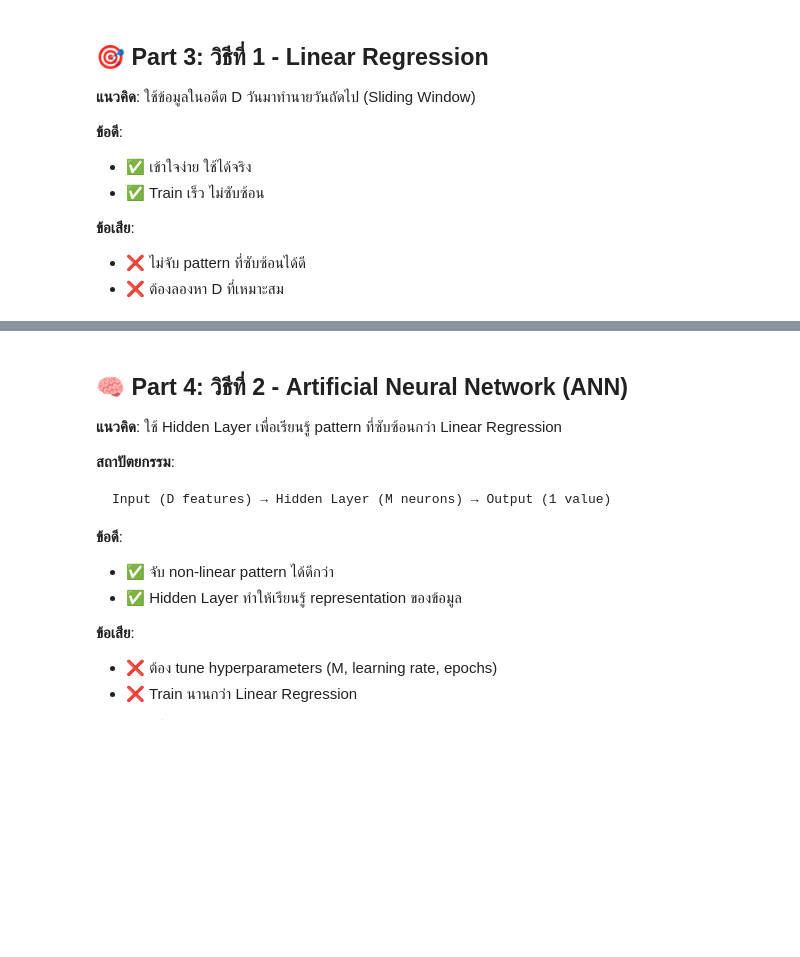
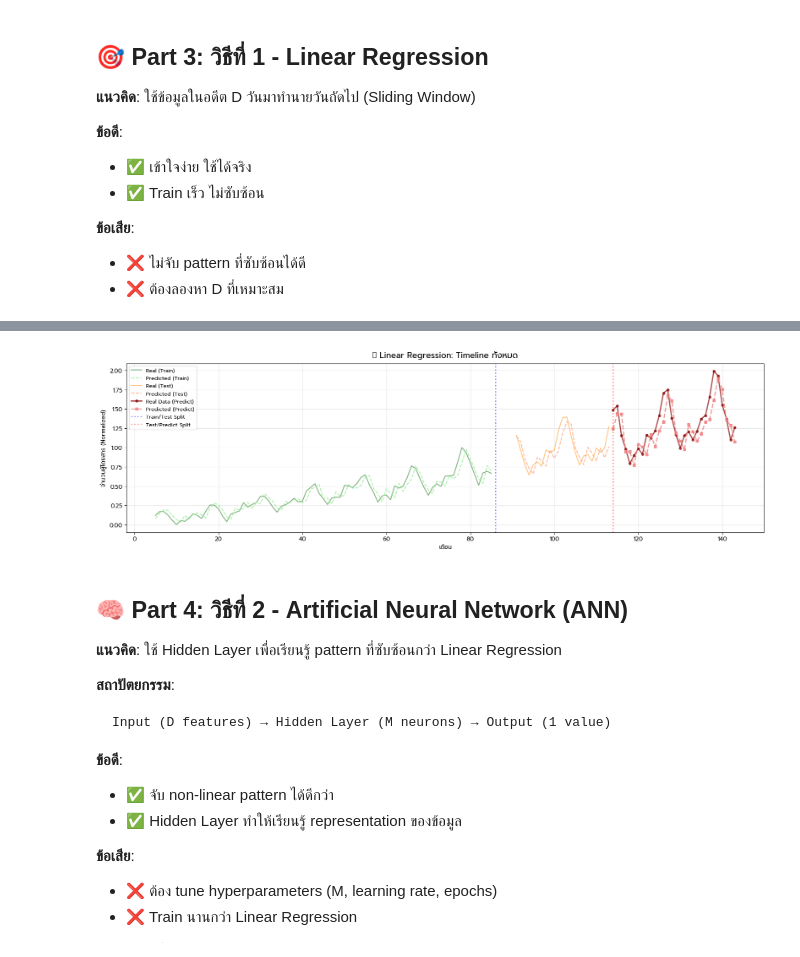
Before and after one commit to HamdeeNaseng/Naive-Bayes, a Jupyter notebook: Bayes Test/airline/airline.ipynb, the cells around one changed output, grey strips where cells are left out. Drawn from its saved outputs; the diff is of its cells as text; code cells hidden in the pictures; blank space fills up the shorter version.

```diff
--- a/Bayes Test/airline/airline.ipynb
+++ b/Bayes Test/airline/airline.ipynb
@@ -111,7 +127,7 @@ def create_dataset(data, D):
         y.append(data[i+D])
     return np.array(X), np.array(y)
 
-# สร้าง Train/Test
+# สร้าง Train/Test datasets
 X_train, y_train = create_dataset(train_data_normalized, D)
 X_test, y_test = create_dataset(test_data_normalized, D)
 
@@ -119,27 +135,108 @@ X_test, y_test = create_dataset(test_data_normalized, D)
 lr_model = LinearRegression()
 lr_model.fit(X_train, y_train)
 
-# ทำนาย
+# ทำนาย Train และ Test
 y_train_pred = lr_model.predict(X_train)
 y_test_pred = lr_model.predict(X_test)
+
+# ทำนายอนาคต (Predict Real Data)
+# ใช้ข้อมูล D เดือนสุดท้ายจาก test set เป็น initial window
+all_data_normalized = np.concatenate([train_data_normalized, test_data_normalized, predict_data_normalized])
+y_predict_real = []
+
+# เริ่มจากข้อมูล D เดือนสุดท้ายของ test
+for i in range(len(predict_data_normalized)):
+    idx_start = N_train + N_test - D + i
+    if idx_start + D <= len(all_data_normalized):
+        X_window = all_data_normalized[idx_start:idx_start+D].reshape(1, -1)
+        pred = lr_model.predict(X_window)[0]
+        y_predict_real.append(pred)
+    else:
+        break
+
+y_predict_real = np.array(y_predict_real)
 
 # คำนวณ R²
 from sklearn.metrics import r2_score
 lr_train_r2 = r2_score(y_train, y_train_pred)
 lr_test_r2 = r2_score(y_test, y_test_pred)
+lr_predict_r2 = r2_score(predict_data_normalized[:len(y_predict_real)], y_predict_real)
 
 print(f"✅ Linear Regression (D={D})")
 print(f"📊 Train R²: {lr_train_r2:.4f}")
 print(f"📊 Test R²: {lr_test_r2:.4f}")
+print(f"📊 Predict R²: {lr_predict_r2:.4f}")
+print(f"")
+print(f"📌 Train: {len(y_train)} samples")
+print(f"📌 Test: {len(y_test)} samples")
+print(f"📌 Predict: {len(y_predict_real)} samples")
 
-# Plot ผลลัพธ์
-plt.figure(figsize=(12, 5))
-plt.plot(y_test, label='ค่าจริง', linewidth=2, marker='o', markersize=4)
-plt.plot(y_test_pred, label='ทำนาย (Linear Regression)', linewidth=2, marker='s', markersize=4, alpha=0.7)
-plt.title(f'🎯 Linear Regression: Test R² = {lr_test_r2:.4f}', fontsize=14, pad=10)
-plt.xlabel('เดือน (Test Set)')
+# Plot แยกแต่ละส่วนชัดเจน
+fig, axes = plt.subplots(1, 3, figsize=(18, 5))
+
+# Plot 1: Train
+axes[0].plot(y_train, label='Real (Train)', linewidth=2, marker='o', markersize=4, color='darkgreen', alpha=0.7)
+axes[0].plot(y_train_pred, label='Predicted', linewidth=2, marker='s', markersize=4, color='lightgreen', alpha=0.7)
+axes[0].set_title(f'🟢 Train Set: R² = {lr_train_r2:.4f}', fontsize=12, fontweight='bold')
+axes[0].set_xlabel('Sample')
+axes[0].set_ylabel('จำนวนผู้โดยสาร (Normalized)')
+axes[0].legend()
+axes[0].grid(alpha=0.3)
+
+# Plot 2: Test
+axes[1].plot(y_test, label='Real (Test)', linewidth=2, marker='o', markersize=4, color='darkorange', alpha=0.7)
+axes[1].plot(y_test_pred, label='Predicted', linewidth=2, marker='s', markersize=4, color='lightsalmon', alpha=0.7)
+axes[1].set_title(f'🟠 Test Set: R² = {lr_test_r2:.4f}', fontsize=12, fontweight='bold')
+axes[1].set_xlabel('Sample')
+axes[1].set_ylabel('จำนวนผู้โดยสาร (Normalized)')
+axes[1].legend()
+axes[1].grid(alpha=0.3)
+
+# Plot 3: Predict Real
+axes[2].plot(predict_data_normalized[:len(y_predict_real)], label='Real Data', linewidth=2, marker='o', markersize=4, color='darkred', alpha=0.7)
+axes[2].plot(y_predict_real, label='Predicted', linewidth=2, marker='s', markersize=4, color='lightcoral', alpha=0.7)
+axes[2].set_title(f'🔴 Predict Real: R² = {lr_predict_r2:.4f}', fontsize=12, fontweight='bold')
+axes[2].set_xlabel('Sample')
+axes[2].set_ylabel('จำนวนผู้โดยสาร (Normalized)')
+axes[2].legend()
+axes[2].grid(alpha=0.3)
+
+plt.suptitle('📏 Linear Regression: เปรียบเทียบ Train / Test / Predict', fontsize=14, fontweight='bold', y=1.02)
+plt.tight_layout()
+plt.show()
+
+# Plot รวม timeline ทั้งหมด
+plt.figure(figsize=(16, 5))
+
+# Plot Train predictions
+train_offset = D
+plt.plot(range(train_offset, train_offset + len(y_train)), y_train,
+         label='Real (Train)', linewidth=1.5, color='darkgreen', alpha=0.5)
+plt.plot(range(train_offset, train_offset + len(y_train_pred)), y_train_pred,
+         label='Predicted (Train)', linewidth=1.5, color='lightgreen', alpha=0.8, linestyle='--')
+
+# Plot Test predictions
+test_offset = N_train + D
+plt.plot(range(test_offset, test_offset + len(y_test)), y_test,
+         label='Real (Test)', linewidth=1.5, color='darkorange', alpha=0.5)
+plt.plot(range(test_offset, test_offset + len(y_test_pred)), y_test_pred,
+         label='Predicted (Test)', linewidth=1.5, color='lightsalmon', alpha=0.8, linestyle='--')
+
+# Plot Predict Real
+predict_offset = N_train + N_test
+plt.plot(range(predict_offset, predict_offset + len(y_predict_real)), predict_data_normalized[:len(y_predict_real)],
+         label='Real Data (Predict)', linewidth=2, color='darkred', alpha=0.7, marker='o', markersize=4)
+plt.plot(range(predict_offset, predict_offset + len(y_predict_real)), y_predict_real,
+         label='Predicted (Predict)', linewidth=2, color='lightcoral', alpha=0.8, linestyle='--', marker='s', markersize=4)
+
+# แบ่งเขต
+plt.axvline(x=N_train, color='blue', linestyle=':', alpha=0.5, linewidth=2, label='Train/Test Split')
+plt.axvline(x=N_train+N_test, color='red', linestyle=':', alpha=0.5, linewidth=2, label='Test/Predict Split')
+
+plt.title('📏 Linear Regression: Timeline ทั้งหมด', fontsize=14, fontweight='bold', pad=10)
+plt.xlabel('เดือน')
 plt.ylabel('จำนวนผู้โดยสาร (Normalized)')
-plt.legend()
+plt.legend(loc='upper left', fontsize=9)
 plt.grid(alpha=0.3)
 plt.tight_layout()
 plt.show()
@@ -151,3 +253,4 @@ plt.show()
+[figure, added]
 # %% [markdown]
 ## 🧠 Part 4: วิธีที่ 2 - Artificial Neural Network (ANN)
 
```
Also changed, not shown: parts of 4 cells of this notebook.
